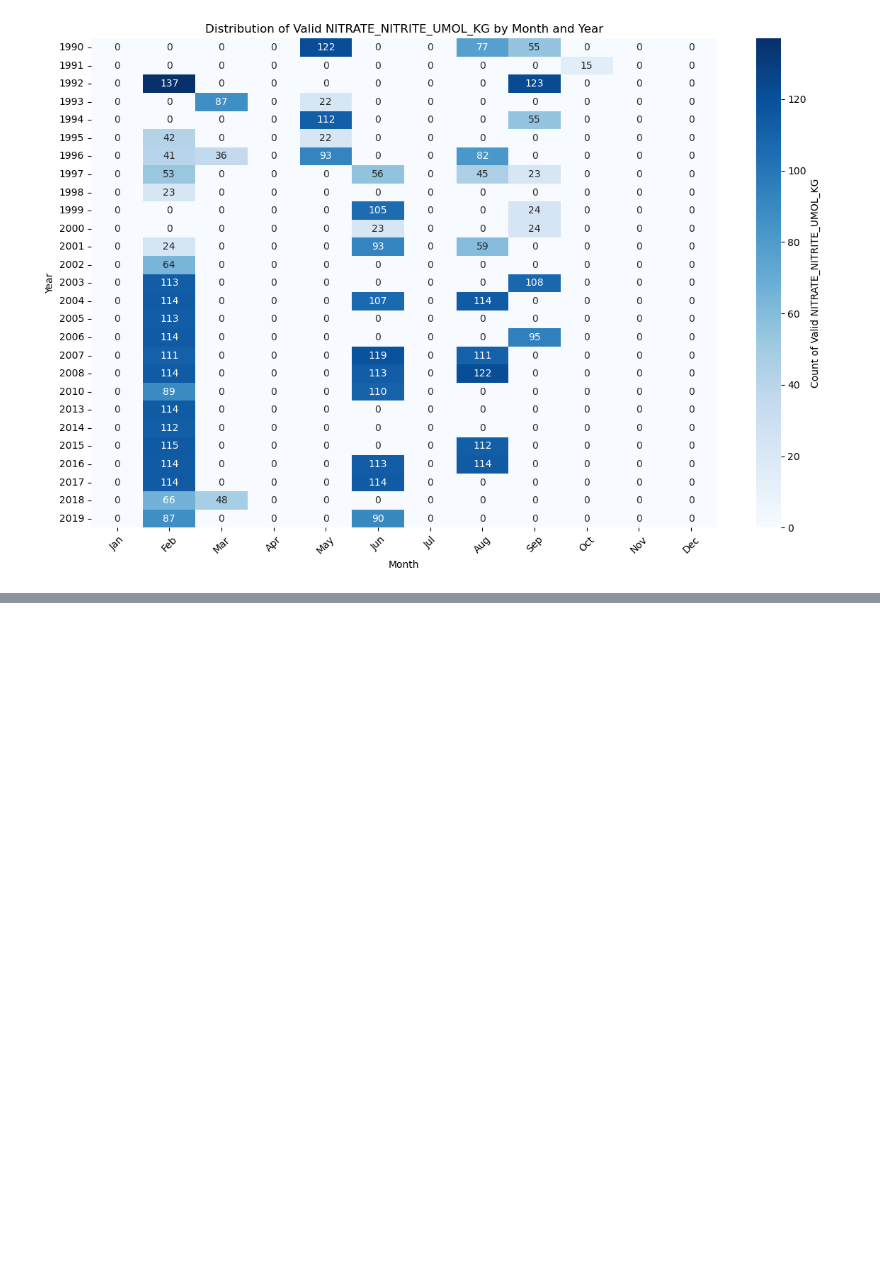
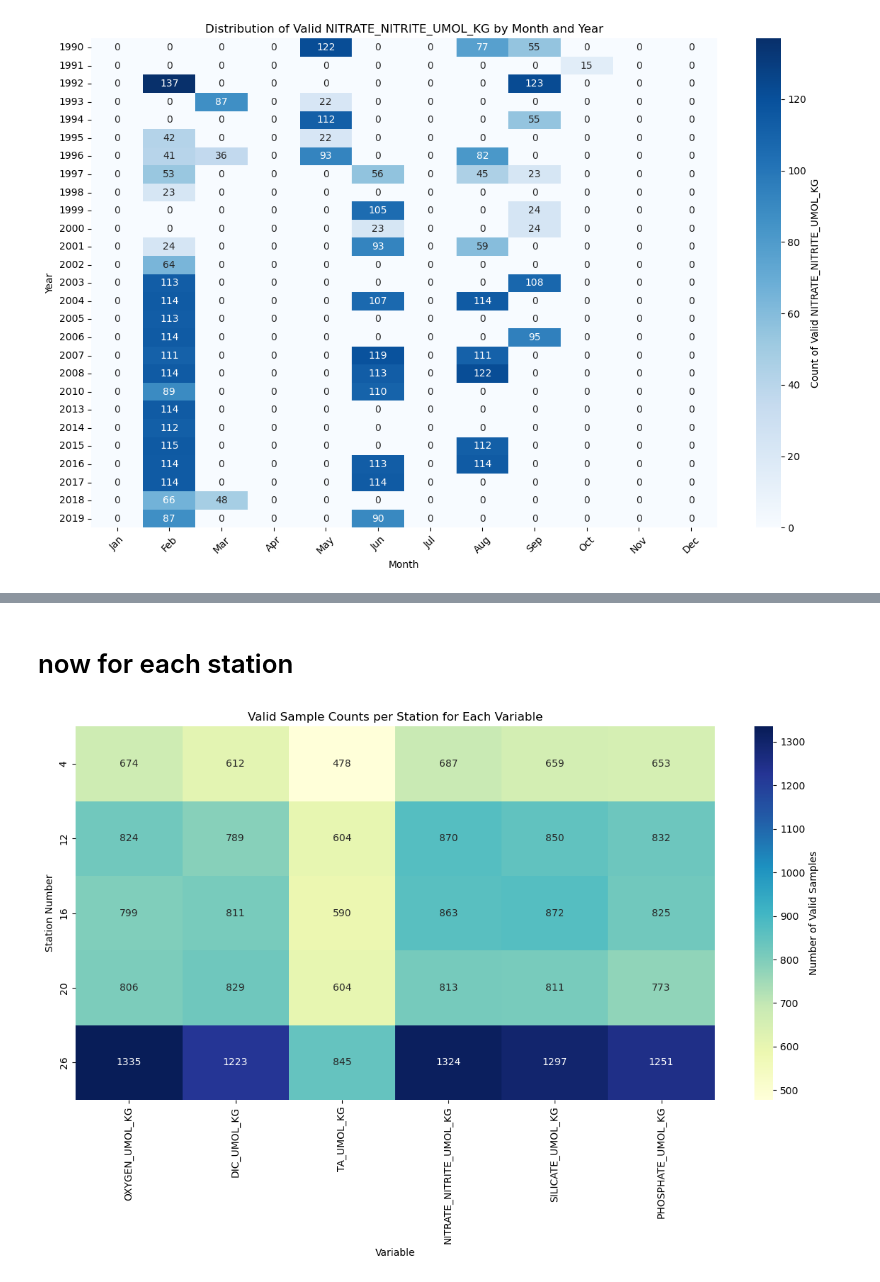
Before and after one commit to Statistical-Downscaling-for-the-Ocean/data-diagnostics, a Jupyter notebook: missing_data_heatmaps/plot_heatmap_monthvyear.ipynb, the cells around one changed output, grey strips where cells are left out. Drawn from its saved outputs; the diff is of its cells as text; code cells hidden in the pictures; blank space fills up the shorter version.

```diff
--- a/missing_data_heatmaps/plot_heatmap_monthvyear.ipynb
+++ b/missing_data_heatmaps/plot_heatmap_monthvyear.ipynb
@@ -147,0 +190,33 @@ for column in columns_to_plot:
+# %% [markdown]
+# now for each station
+# %%
+def plot_station_sample_counts(df):
+    variables_flags = {
+        'OXYGEN_UMOL_KG': 'OXYGEN_FLAG_W',
+        'DIC_UMOL_KG': 'DIC_FLAG_W',
+        'TA_UMOL_KG': 'TA_FLAG_W',
+        'NITRATE_NITRITE_UMOL_KG': 'NITRATE_NITRITE_FLAG_W',
+        'SILICATE_UMOL_KG': 'SILICATE_FLAG_W',
+        'PHOSPHATE_UMOL_KG': 'PHOSPHATE_FLAG_W'
+    }
+
+    station_counts = {}
+    for var, flag in variables_flags.items():
+        valid_df = df[df[flag] == 2]
+        counts = valid_df.groupby('STATION_ID')[var].count()
+        station_counts[var] = counts
+
+    counts_df = pd.DataFrame(station_counts).fillna(0).astype(int)
+
+    plt.figure(figsize=(12, 8))
+    sns.heatmap(counts_df, annot=True, fmt='d', cmap='YlGnBu',
+                cbar_kws={'label': 'Number of Valid Samples'})
+    plt.title('Valid Sample Counts per Station for Each Variable')
+    plt.xlabel('Variable')
+    plt.ylabel('Station Number')
+    plt.tight_layout()
+    plt.show()
+# %%
+plot_station_sample_counts(df)
+# %% [output]
+[figure, added]
```
Also changed, not shown: parts of 8 cells of this notebook.
